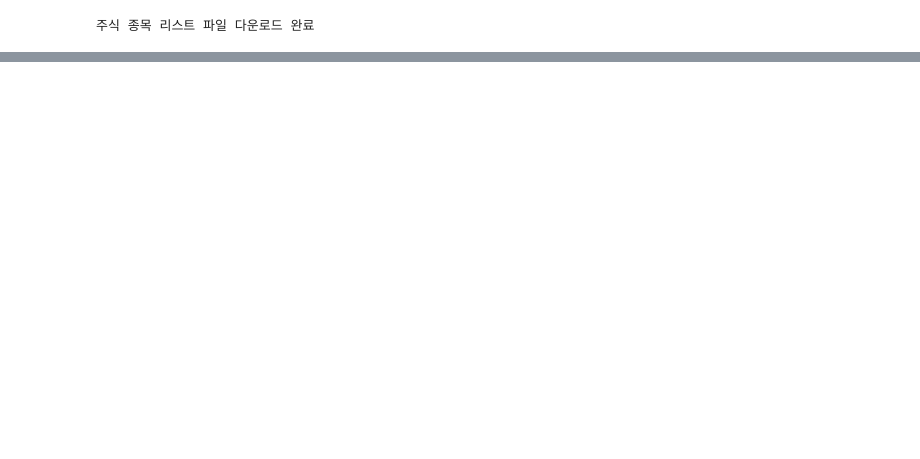
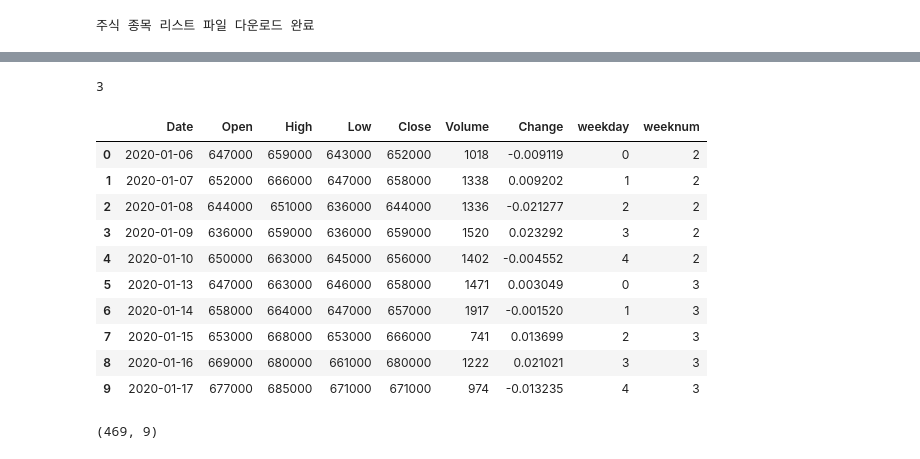
Before and after one commit to spegas/Dacon, a Jupyter notebook: Get_Stock_Data_Naver.ipynb, the cells around one changed output, grey strips where cells are left out. Cells and saved outputs as stored; diff of their text form; code cells hidden in the pictures; blank space fills up the shorter version.

```diff
--- a/Get_Stock_Data_Naver.ipynb
+++ b/Get_Stock_Data_Naver.ipynb
@@ -118,3 +146,0 @@ pd_price['50_SMA'] = pd_price['Close'].rolling(window = 50, min_periods = 1).mea
-# %%
-pd_price['20_EMA'] = round(pd_price['Close'].ewm(span = 20, adjust = False).mean(), 2)
-pd_price['50_EMA'] = round(pd_price['Close'].ewm(span = 50, adjust = False).mean(), 2)
@@ -292,0 +166,44 @@ plt.show()
+# %%
+pd_price['weekday'] = pd_price.Date.apply(lambda x: pd.to_datetime(x).weekday())
+# %%
+# 1년치로 데이터 생성되기 때문에 이를 바로 잡아야 함.(주수는 1년만다 반복됨. 따라서 동일한 값이 2번 들어감)
+#pd_total_price_data['weeknum'] = pd_total_price_data.Date.apply(lambda x: pd.to_datetime(x).strftime('%V'))
+
+last_weeknum = 0
+
+pd_price['weeknum'] = 0
+
+for d_index in range(0, pd_price.shape[0]):
+  now_date = pd_price['Date'].values[d_index]
+  if pd.to_datetime(start_date).year == pd.to_datetime(now_date).year:
+      last_weeknum = int(pd.to_datetime(now_date).strftime('%V'))
+      pd_price['weeknum'].values[d_index] = last_weeknum
+  else:
+      pd_price['weeknum'].values[d_index] = int(last_weeknum) + int(pd.to_datetime(now_date).strftime('%V'))
+# %%
+pd_price['weekday'].values[0]
+# %% [output]
+3
+# %%
+while int(pd_price['weekday'].values[0]) != 0:
+  pd_price.drop(index=pd_price.index[0], axis=0, inplace=True)
+
+pd_price = pd_price.reset_index(drop=True)
+# %%
+pd_price.head(10)
+# %% [output]
+|  | Date | Open | High | Low | Close | Volume | Change | weekday | weeknum |
+| 0 | 2020-01-06 | 647000 | 659000 | 643000 | 652000 | 1018 | -0.009119 | 0 | 2 |
+| 1 | 2020-01-07 | 652000 | 666000 | 647000 | 658000 | 1338 | 0.009202 | 1 | 2 |
+| 2 | 2020-01-08 | 644000 | 651000 | 636000 | 644000 | 1336 | -0.021277 | 2 | 2 |
+| 3 | 2020-01-09 | 636000 | 659000 | 636000 | 659000 | 1520 | 0.023292 | 3 | 2 |
+| 4 | 2020-01-10 | 650000 | 663000 | 645000 | 656000 | 1402 | -0.004552 | 4 | 2 |
+| 5 | 2020-01-13 | 647000 | 663000 | 646000 | 658000 | 1471 | 0.003049 | 0 | 3 |
+| 6 | 2020-01-14 | 658000 | 664000 | 647000 | 657000 | 1917 | -0.001520 | 1 | 3 |
+| 7 | 2020-01-15 | 653000 | 668000 | 653000 | 666000 | 741 | 0.013699 | 2 | 3 |
+| 8 | 2020-01-16 | 669000 | 680000 | 661000 | 680000 | 1222 | 0.021021 | 3 | 3 |
+| 9 | 2020-01-17 | 677000 | 685000 | 671000 | 671000 | 974 | -0.013235 | 4 | 3 |
+# %%
+pd_price.shape
+# %% [output]
+(469, 9)
```
Also changed, not shown: parts of 60 cells of this notebook.
